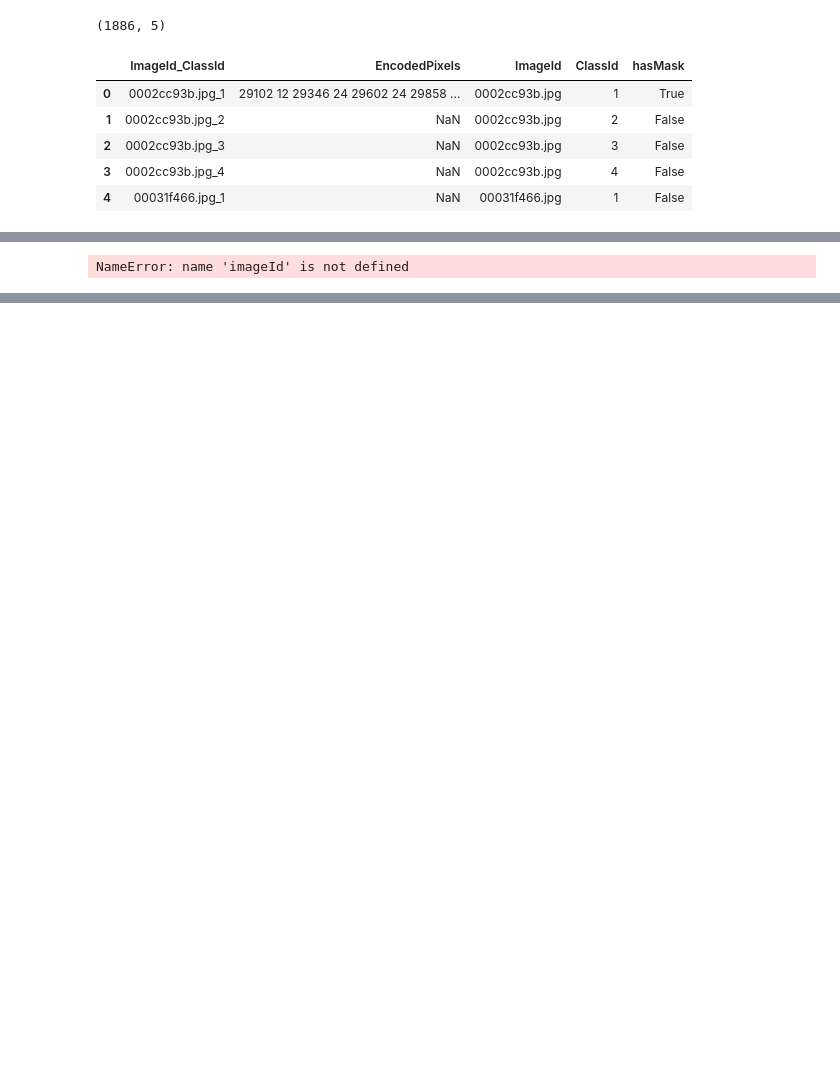
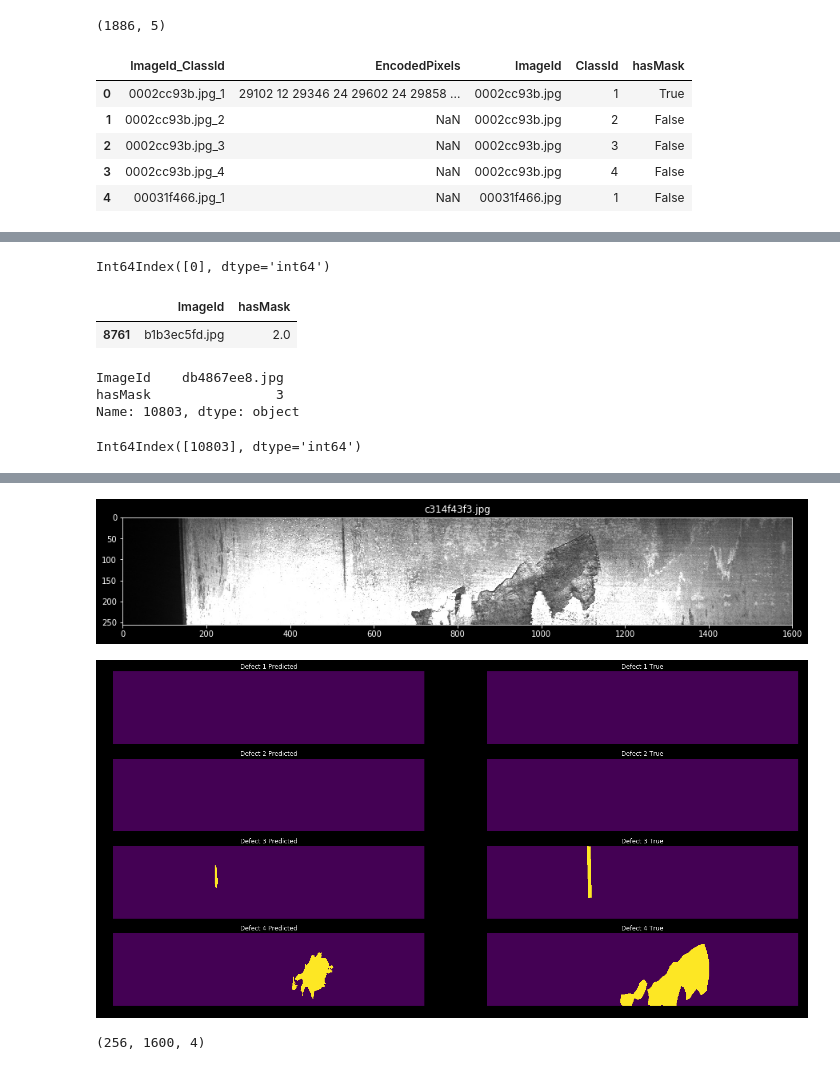
Before and after one commit to tfortimmy/frankthetank, a Jupyter notebook: Simple_U_Net.ipynb, the cells around one changed output, grey strips where cells are left out. Cells and saved outputs as stored; diff of their text form; code cells hidden in the pictures; blank space fills up the shorter version.

```diff
--- a/Simple_U_Net.ipynb
+++ b/Simple_U_Net.ipynb
@@ -638,2 +638,0 @@ def predict_one(imageId):
-# %%
-x = predict_one(tmp)
@@ -713,27 +706,28 @@ def show_images(image, masks):
 # %%
 show_images(img,masks)
 # %%
-def show_true_vs_pred(image, pred_masks, true_masks):
+def show_true_vs_pred(image, pred_masks, true_masks, threshold=None):
 
     fig,ax = plt.subplots()
     fig.set_size_inches(15,5)
     ax.imshow(image, cmap='gray')
 
+    plt.title(imageId)
     plt.show()
 
-    fig, axs = plt.subplots((4,2), figsize=(12, 12))
+    fig, axs = plt.subplots(4,2, figsize=(24, 12))
 
     for i in range(4):
-        axs[i][0].imshow(pred_masks[:, :, i])
+        if threshold:
+            axs[i][0].imshow(pred_masks[:, :, i]>threshold,aspect='auto',vmin=0, vmax=1)
+        else:
+            axs[i][0].imshow(pred_masks[:, :, i],aspect='auto',vmin=0, vmax=1)
+
         axs[i][0].axis('off')
         axs[i][0].set_title('Defect {} Predicted'.format(i+1))
 
-        axs[i][1].imshow(true_masks[:, :, i])
+        axs[i][1].imshow(true_masks[:, :, i],aspect='auto',vmin=0, vmax=1)
         axs[i][1].axis('off')
         axs[i][1].set_title('Defect {} True'.format(i+1))
 
     plt.show()
-# %%
-img, true_masks = read_image(imageId)
-# %% [output]
-NameError: name 'imageId' is not defined
@@ -741,0 +734,49 @@ show_true_vs_pred(img, )
+# %%
+def predict_one(imageId):
+
+    idx = np.argwhere(mask_count_df.ImageId==imageId)[0]
+    print(idx)
+
+    generator = DataGenerator(
+        idx,
+        df=mask_count_df,
+        target_df=train_df,
+        batch_size=1,
+        n_classes=4
+    )
+
+    return model.predict_generator(
+        generator,
+        workers=1,
+        verbose=1,
+        use_multiprocessing=False
+    )[0]
+# %%
+
+mask_count_df[mask_count_df.ImageId==imageId].index
+# %% [output]
+Int64Index([0], dtype='int64')
+# %%
+mask_count_df[mask_count_df.ImageId==imageId]
+# %% [output]
+|  | ImageId | hasMask |
+| 8761 | b1b3ec5fd.jpg | 2.0 |
+# %%
+mask_count_df.iloc[0]
+# %% [output]
+ImageId    db4867ee8.jpg
+hasMask                3
+Name: 10803, dtype: object
+# %%
+mask_count_df[mask_count_df.ImageId==imageId].index
+# %% [output]
+Int64Index([10803], dtype='int64')
+# %%
+imageId = mask_count_df.ImageId.values[4]
+
+img, true_masks = read_image(imageId)
+
+predicted_masks = predict_one(imageId)
+
+show_true_vs_pred(img, true_masks=true_masks, pred_masks=predicted_masks, threshold=0.2)
+# %% [output]
@@ -741,0 +785,6 @@ show_true_vs_pred(img, )
+[figure, added]
+[figure, added]
+# %%
+predicted_masks.shape
+# %% [output]
+(256, 1600, 4)
```
Also changed, not shown: parts of 7 cells of this notebook, 1 other file.
